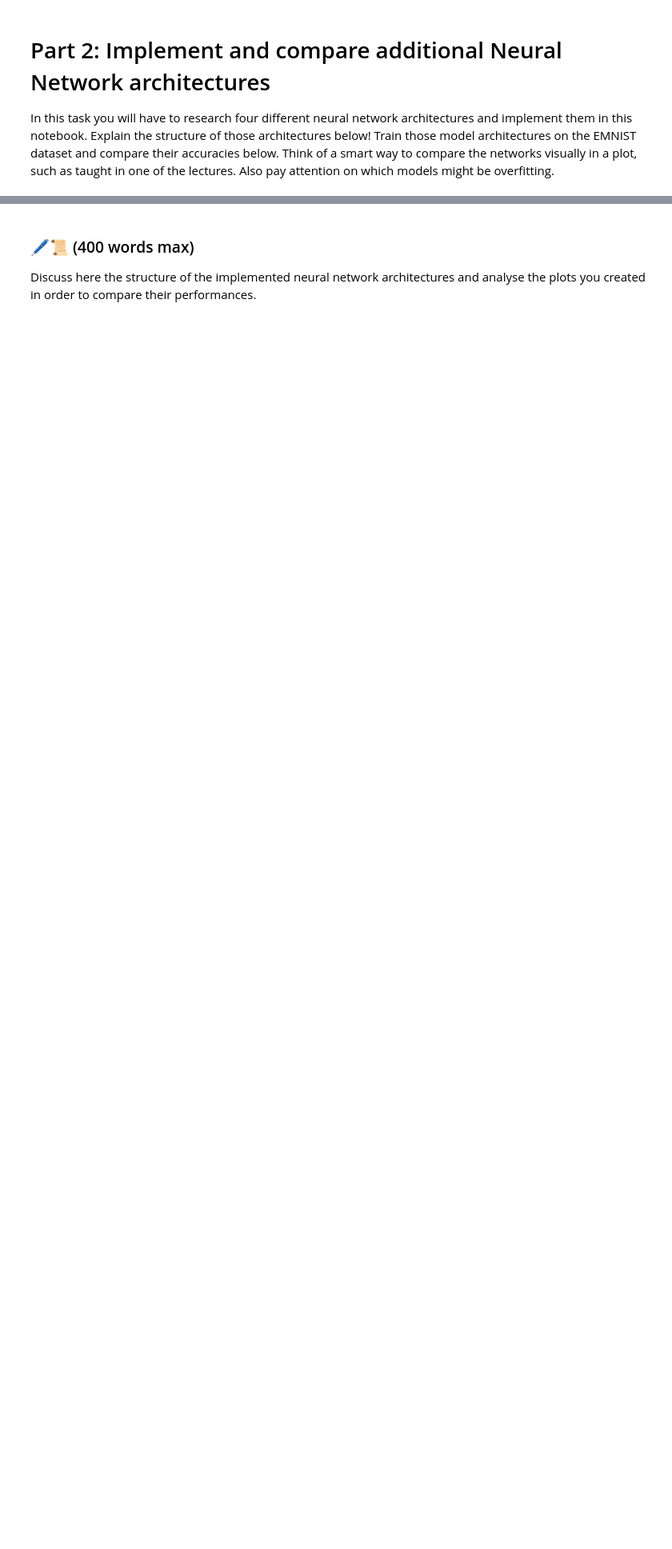
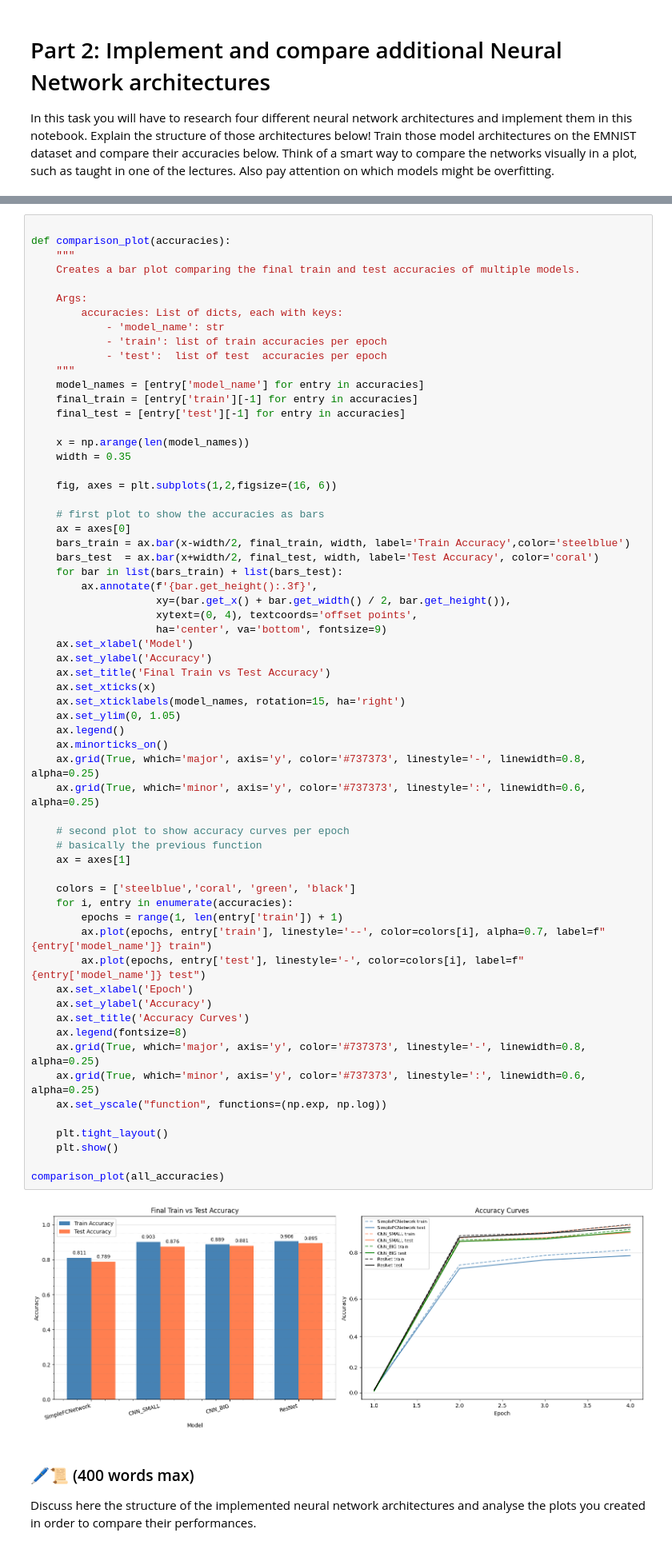
Before and after one commit to lluisvalerodelai/neuralcomputing, a Jupyter notebook: assignment.ipynb, the cells around one changed output, grey strips where cells are left out. Shown at 80% size. Saved outputs shown, nothing was run; the diff lists cells and outputs as text; blank space fills up the shorter version.

```diff
--- a/assignment.ipynb
+++ b/assignment.ipynb
@@ -1063,3 +1078,67 @@ Wall time: 9min 23s
+# %%
+
+def comparison_plot(accuracies):
+    """
+    Creates a bar plot comparing the final train and test accuracies of multiple models.
+
+    Args:
+        accuracies: List of dicts, each with keys:
+            - 'model_name': str
+            - 'train': list of train accuracies per epoch
+            - 'test':  list of test  accuracies per epoch
+    """
+    model_names = [entry['model_name'] for entry in accuracies]
+    final_train = [entry['train'][-1] for entry in accuracies]
+    final_test = [entry['test'][-1] for entry in accuracies]
+
+    x = np.arange(len(model_names))
+    width = 0.35
+
+    fig, axes = plt.subplots(1,2,figsize=(16, 6))
+
+    # first plot to show the accuracies as bars
+    ax = axes[0]
+    bars_train = ax.bar(x-width/2, final_train, width, label='Train Accuracy',color='steelblue')
+    bars_test  = ax.bar(x+width/2, final_test, width, label='Test Accuracy', color='coral')
+    for bar in list(bars_train) + list(bars_test):
+        ax.annotate(f'{bar.get_height():.3f}',
+                    xy=(bar.get_x() + bar.get_width() / 2, bar.get_height()),
+                    xytext=(0, 4), textcoords='offset points',
+                    ha='center', va='bottom', fontsize=9)
+    ax.set_xlabel('Model')
+    ax.set_ylabel('Accuracy')
+    ax.set_title('Final Train vs Test Accuracy')
+    ax.set_xticks(x)
+    ax.set_xticklabels(model_names, rotation=15, ha='right')
+    ax.set_ylim(0, 1.05)
+    ax.legend()
+    ax.minorticks_on()
+    ax.grid(True, which='major', axis='y', color='#737373', linestyle='-', linewidth=0.8, alpha=0.25)
+    ax.grid(True, which='minor', axis='y', color='#737373', linestyle=':', linewidth=0.6, alpha=0.25)
+
+    # second plot to show accuracy curves per epoch
+    # basically the previous function
+    ax = axes[1]
+
+    colors = ['steelblue','coral', 'green', 'black']
+    for i, entry in enumerate(accuracies):
+        epochs = range(1, len(entry['train']) + 1)
+        ax.plot(epochs, entry['train'], linestyle='--', color=colors[i], alpha=0.7, label=f"{entry['model_name']} train")
+        ax.plot(epochs, entry['test'], linestyle='-', color=colors[i], label=f"{entry['model_name']} test")
+    ax.set_xlabel('Epoch')
+    ax.set_ylabel('Accuracy')
+    ax.set_title('Accuracy Curves')
+    ax.legend(fontsize=8)
+    ax.grid(True, which='major', axis='y', color='#737373', linestyle='-', linewidth=0.8, alpha=0.25)
+    ax.grid(True, which='minor', axis='y', color='#737373', linestyle=':', linewidth=0.6, alpha=0.25)
+    ax.set_yscale("function", functions=(np.exp, np.log))
+
+    plt.tight_layout()
+    plt.show()
+
+comparison_plot(all_accuracies)
+# %% [output]
+[figure, added]
 # %% [markdown]
 ### 🖊️📜 (400 words max)
 
```
Also changed, not shown: parts of 12 cells of this notebook, 4 other files.
